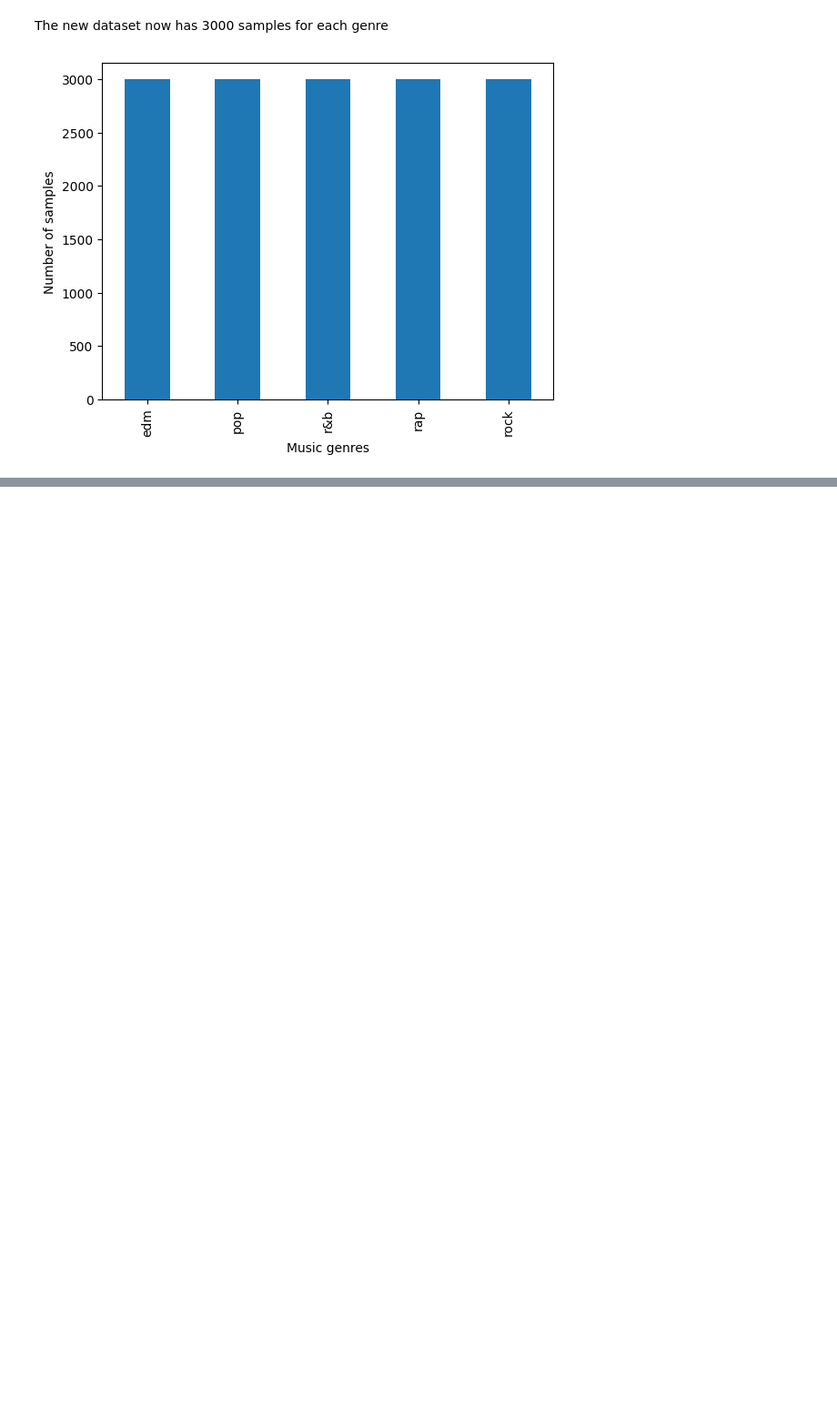
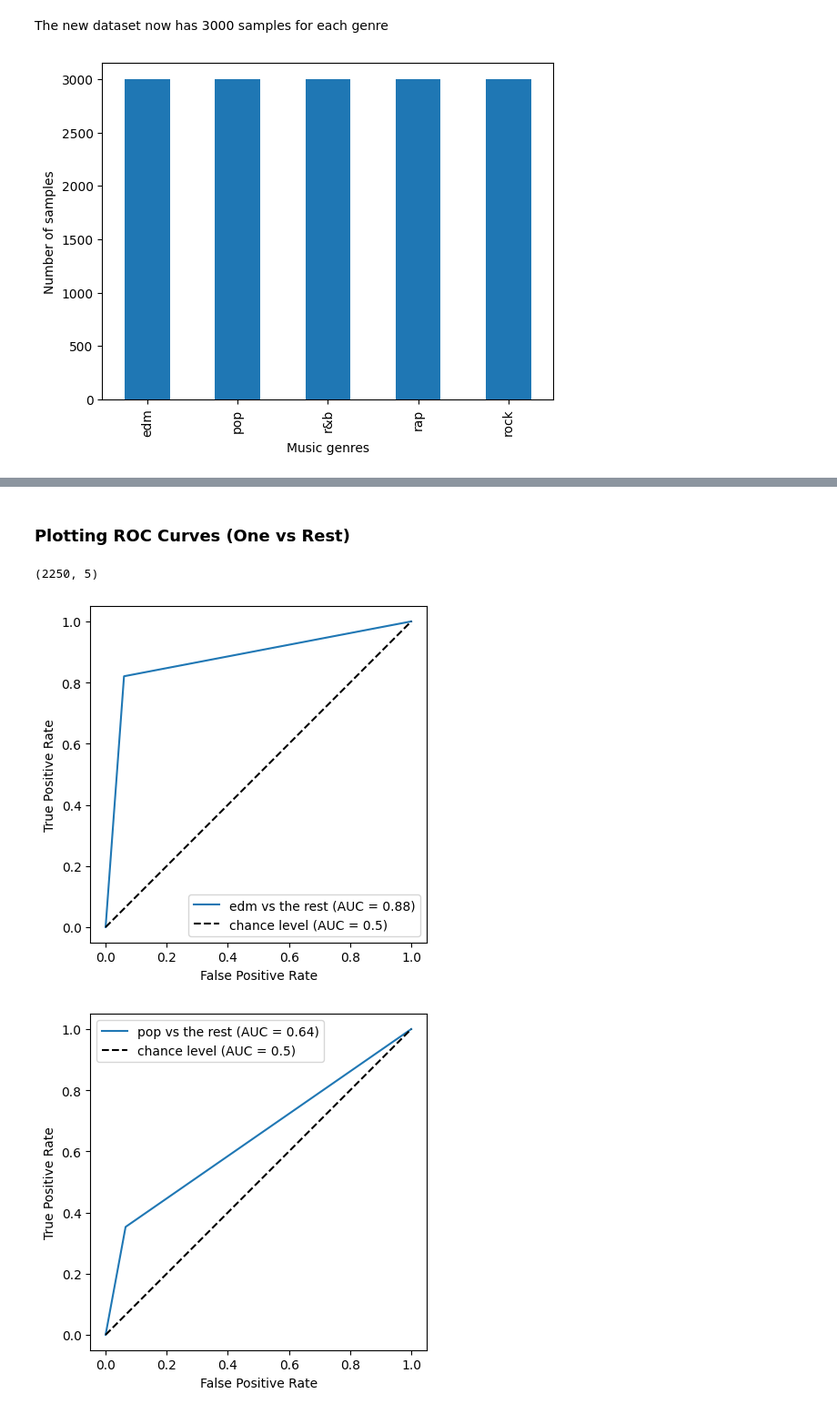
Before and after one commit to sin-of-sloth/muse, a Jupyter notebook: Muse.ipynb, the cells around one changed output, grey strips where cells are left out. Shown: that part at 91% size. Drawn from its saved outputs; the diff is of its cells as text; code cells hidden in the pictures; blank space fills up the shorter version.

```diff
--- a/Muse.ipynb
+++ b/Muse.ipynb
@@ -237,0 +603,28 @@ plt.show()
+# %% [markdown]
+### Plotting ROC Curves (One vs Rest)
+# %%
+label_binarizer = LabelBinarizer().fit(y_train)
+y_onehot_test = label_binarizer.transform(y_test)
+y_onehot_pred = label_binarizer.transform(ensemble_pred)
+# %% [output]
+(2250, 5)
+# %%
+for label in labels:
+    class_of_interest = label
+    class_id = np.flatnonzero(label_binarizer.classes_ == class_of_interest)[0]
+
+    RocCurveDisplay.from_predictions(
+        y_onehot_test[:, class_id],
+        y_onehot_pred[:, class_id],
+        name=f"{class_of_interest} vs the rest",
+    )
+    plt.plot([0, 1], [0, 1], "k--", label="chance level (AUC = 0.5)")
+    plt.axis("square")
+    plt.xlabel("False Positive Rate")
+    plt.ylabel("True Positive Rate")
+    plt.legend()
+    plt.show()
+    print()
+# %% [output]
+[figure, added]
+[figure, added]
```
Also changed, not shown: parts of 55 cells of this notebook.
